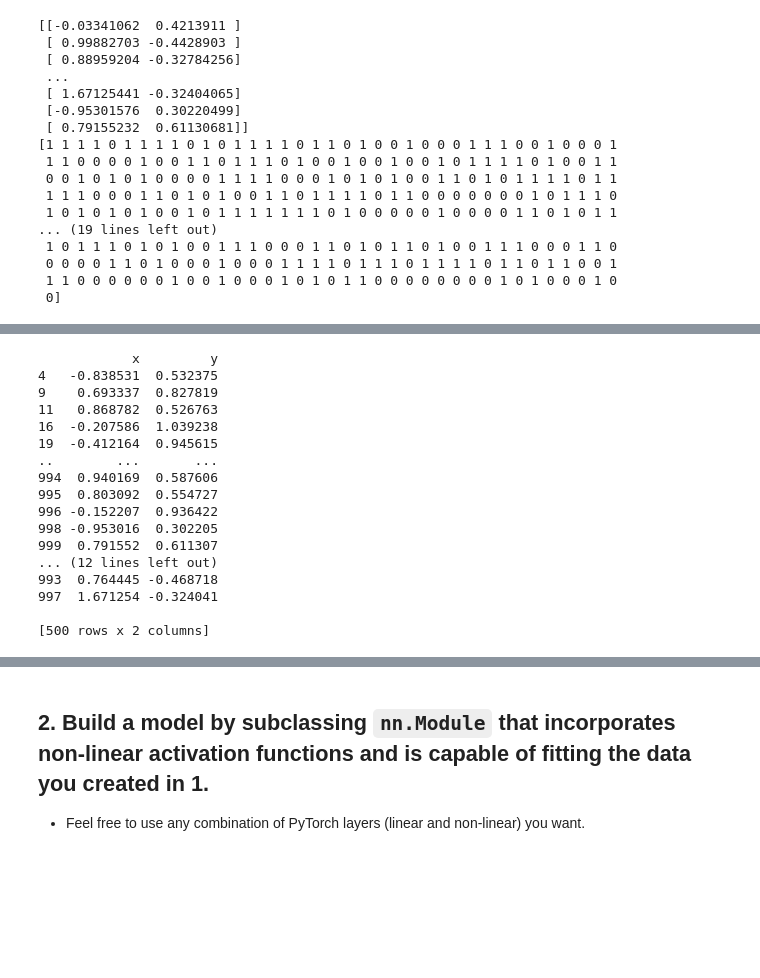
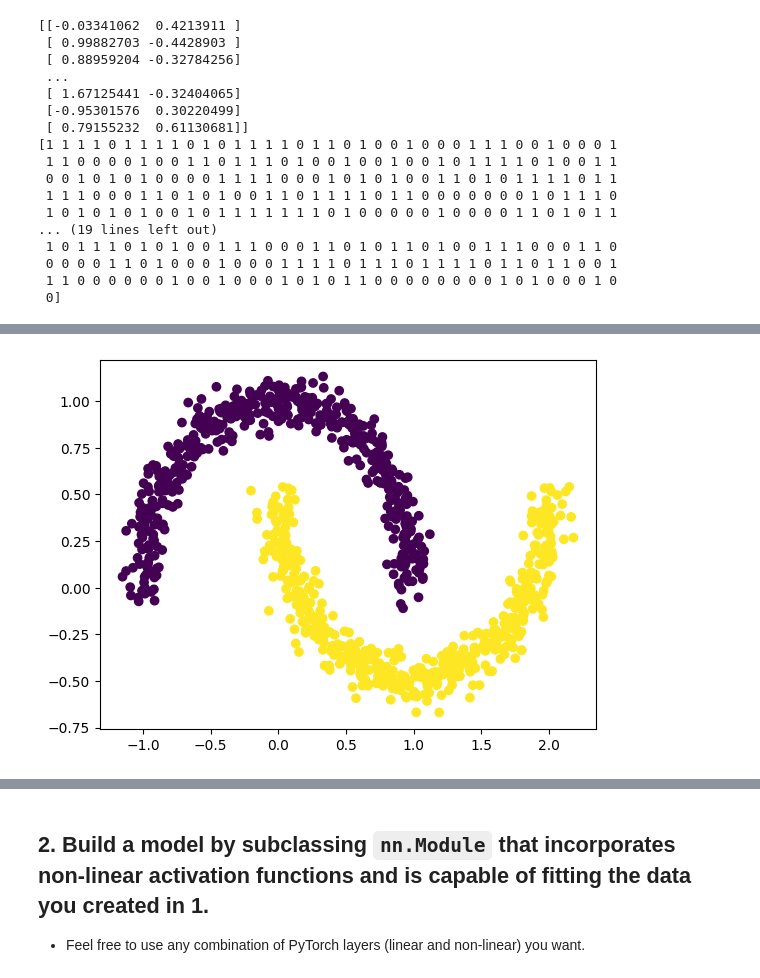
Before and after one commit to ilyadash/pytorch-deep-learning, a Jupyter notebook: my_work/exercises/02_pytorch_classification_exercises.ipynb, the cells around one changed output, grey strips where cells are left out. Drawn from its saved outputs; the diff is of its cells as text; code cells hidden in the pictures; blank space fills up the shorter version.

```diff
--- a/my_work/exercises/02_pytorch_classification_exercises.ipynb
+++ b/my_work/exercises/02_pytorch_classification_exercises.ipynb
@@ -64,5 +64,4 @@ print(Y)
 # %%
 # Turn data into a DataFrame
 import pandas as pd
-X = pd.DataFrame(X, columns=['x', 'y'])
-Y = pd.DataFrame(Y, columns=['class'])
+df = pd.DataFrame({'x':X[:,0], 'y':X[:,1], 'class':Y})
@@ -71,25 +68,7 @@ Y = pd.DataFrame(Y, columns=['class'])
 # %%
 # Visualize the data on a scatter plot
 import matplotlib.pyplot as plt
-X1_plot = X[Y['class'] == 0]
-X2_plot = X[Y['class'] == 1]
-print(X1_plot)
-print(X2_plot)
+plt.scatter(X[:, 0], X[:, 1], c=Y)
+plt.show()
 # %% [output]
-            x         y
-4   -0.838531  0.532375
-9    0.693337  0.827819
-11   0.868782  0.526763
-16  -0.207586  1.039238
-19  -0.412164  0.945615
-..        ...       ...
-994  0.940169  0.587606
-995  0.803092  0.554727
-996 -0.152207  0.936422
-998 -0.953016  0.302205
-999  0.791552  0.611307
-... (12 lines left out)
-993  0.764445 -0.468718
-997  1.671254 -0.324041
-
-[500 rows x 2 columns]
+[figure, added]
```
Also changed, not shown: parts of 4 cells of this notebook.
